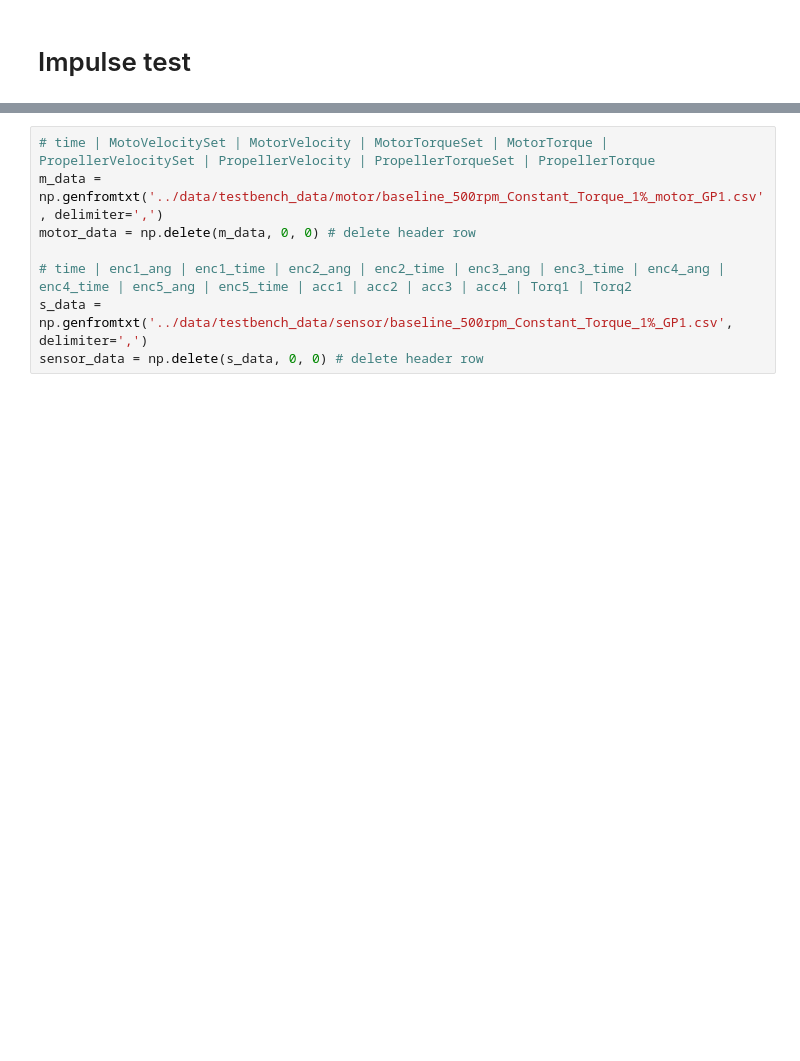
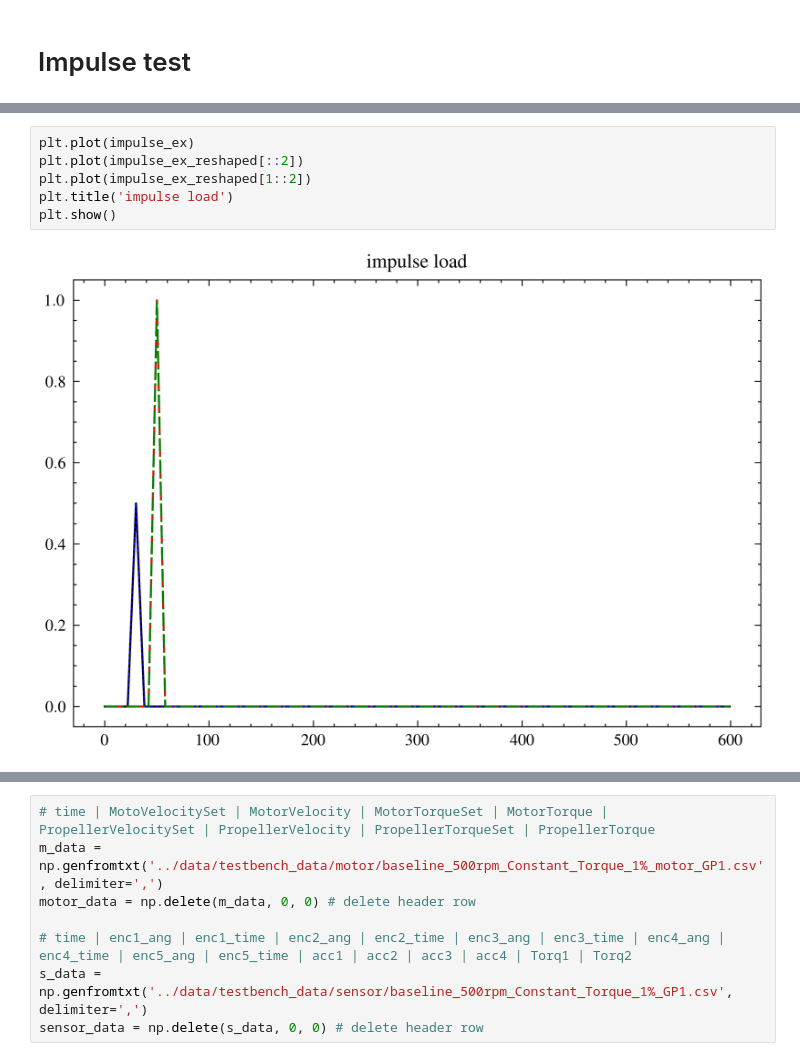
Before and after one commit to urho-h/torque_estimation_masters, a Jupyter notebook: notebooks/input_and_state_estimation_testbench.ipynb, the cells around one changed output, grey strips where cells are left out. Drawn from its saved outputs; the diff is of its cells as text; blank space fills up the shorter version.

```diff
--- a/notebooks/input_and_state_estimation_testbench.ipynb
+++ b/notebooks/input_and_state_estimation_testbench.ipynb
@@ -294 +279,9 @@ meases = np.hstack(np.vsplit(y_hat, N))
+# %%
+plt.plot(impulse_ex)
+plt.plot(impulse_ex_reshaped[::2])
+plt.plot(impulse_ex_reshaped[1::2])
+plt.title('impulse load')
+plt.show()
+# %% [output]
+[figure, added]
 # %%
```
Also changed, not shown: parts of 29 cells of this notebook.
